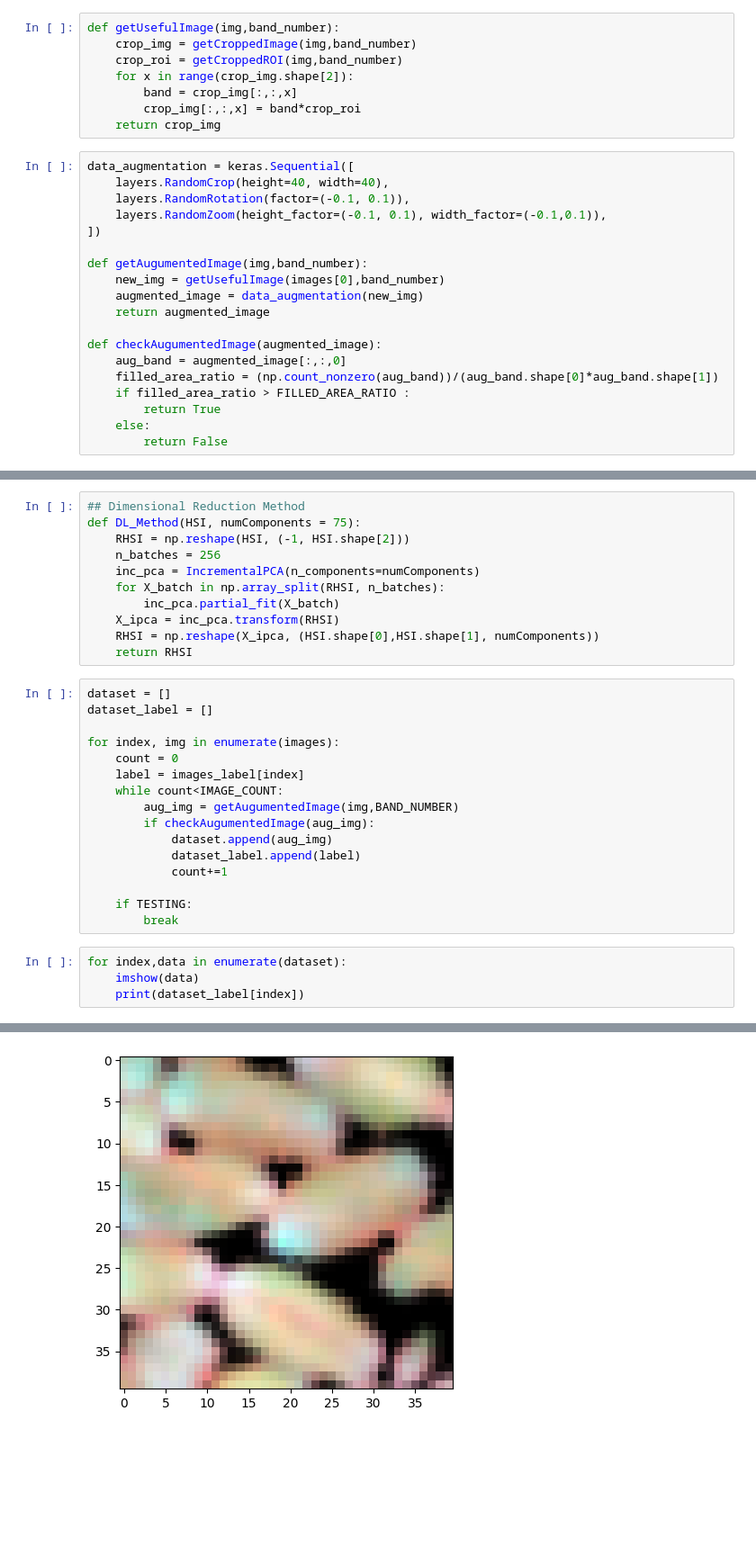
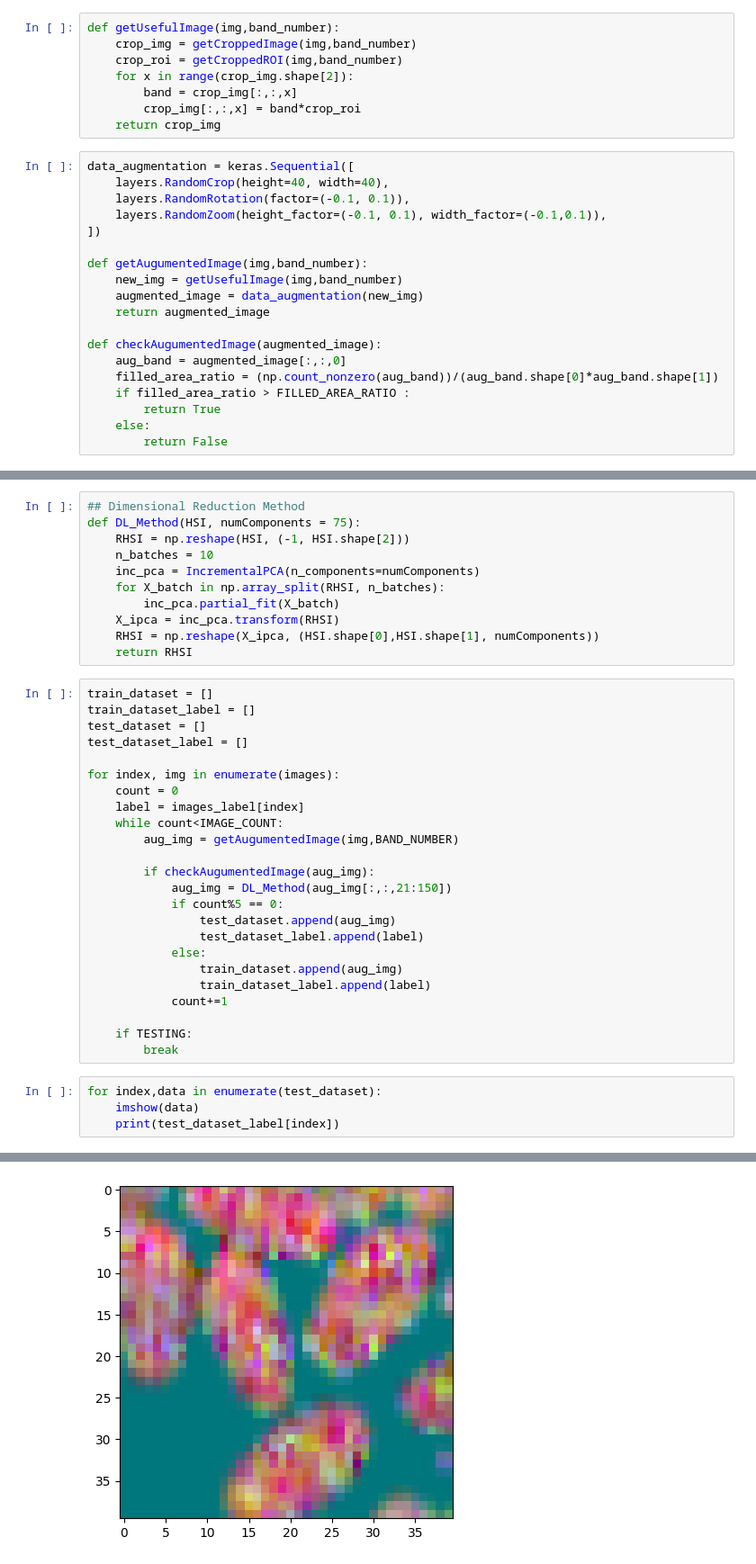
Before and after one commit to deepakjsagarwal/WC, a Jupyter notebook: Data_Preparation.ipynb, the cells around one changed output, grey strips where cells are left out. Shown at 90% size. Drawn from its saved outputs; the diff is of its cells as text; blank space fills up the shorter version.

Commit message:
adds code for train and test split and bug fixes

```diff
--- a/Data_Preparation.ipynb
+++ b/Data_Preparation.ipynb
@@ -119,7 +121,7 @@ data_augmentation = keras.Sequential([
 ])
 
 def getAugumentedImage(img,band_number):
-    new_img = getUsefulImage(images[0],band_number)
+    new_img = getUsefulImage(img,band_number)
     augmented_image = data_augmentation(new_img)
     return augmented_image
 
@@ -139,7 +136,7 @@ def SplitTr_Te(HSI, GT, TeRatio, randomState=345):
 ## Dimensional Reduction Method
 def DL_Method(HSI, numComponents = 75):
     RHSI = np.reshape(HSI, (-1, HSI.shape[2]))
-    n_batches = 256
+    n_batches = 10
     inc_pca = IncrementalPCA(n_components=numComponents)
     for X_batch in np.array_split(RHSI, n_batches):
         inc_pca.partial_fit(X_batch)
@@ -147,25 +144,33 @@ def DL_Method(HSI, numComponents = 75):
     RHSI = np.reshape(X_ipca, (HSI.shape[0],HSI.shape[1], numComponents))
     return RHSI
 # %%
-dataset = []
-dataset_label = []
+train_dataset = []
+train_dataset_label = []
+test_dataset = []
+test_dataset_label = []
 
 for index, img in enumerate(images):
     count = 0
     label = images_label[index]
     while count<IMAGE_COUNT:
         aug_img = getAugumentedImage(img,BAND_NUMBER)
+
         if checkAugumentedImage(aug_img):
-            dataset.append(aug_img)
-            dataset_label.append(label)
+            aug_img = DL_Method(aug_img[:,:,21:150])
+            if count%5 == 0:
+                test_dataset.append(aug_img)
+                test_dataset_label.append(label)
+            else:
+                train_dataset.append(aug_img)
+                train_dataset_label.append(label)
             count+=1
 
     if TESTING:
         break
 # %%
-for index,data in enumerate(dataset):
+for index,data in enumerate(test_dataset):
     imshow(data)
-    print(dataset_label[index])
+    print(test_dataset_label[index])
 # %% [output]
 DBW 187
 DBW 187
@@ -180 +177 @@ DBW 187
-[figure, old version]
+[figure, new version]
```
Also changed, not shown: parts of 4 cells of this notebook, 1 other file.
